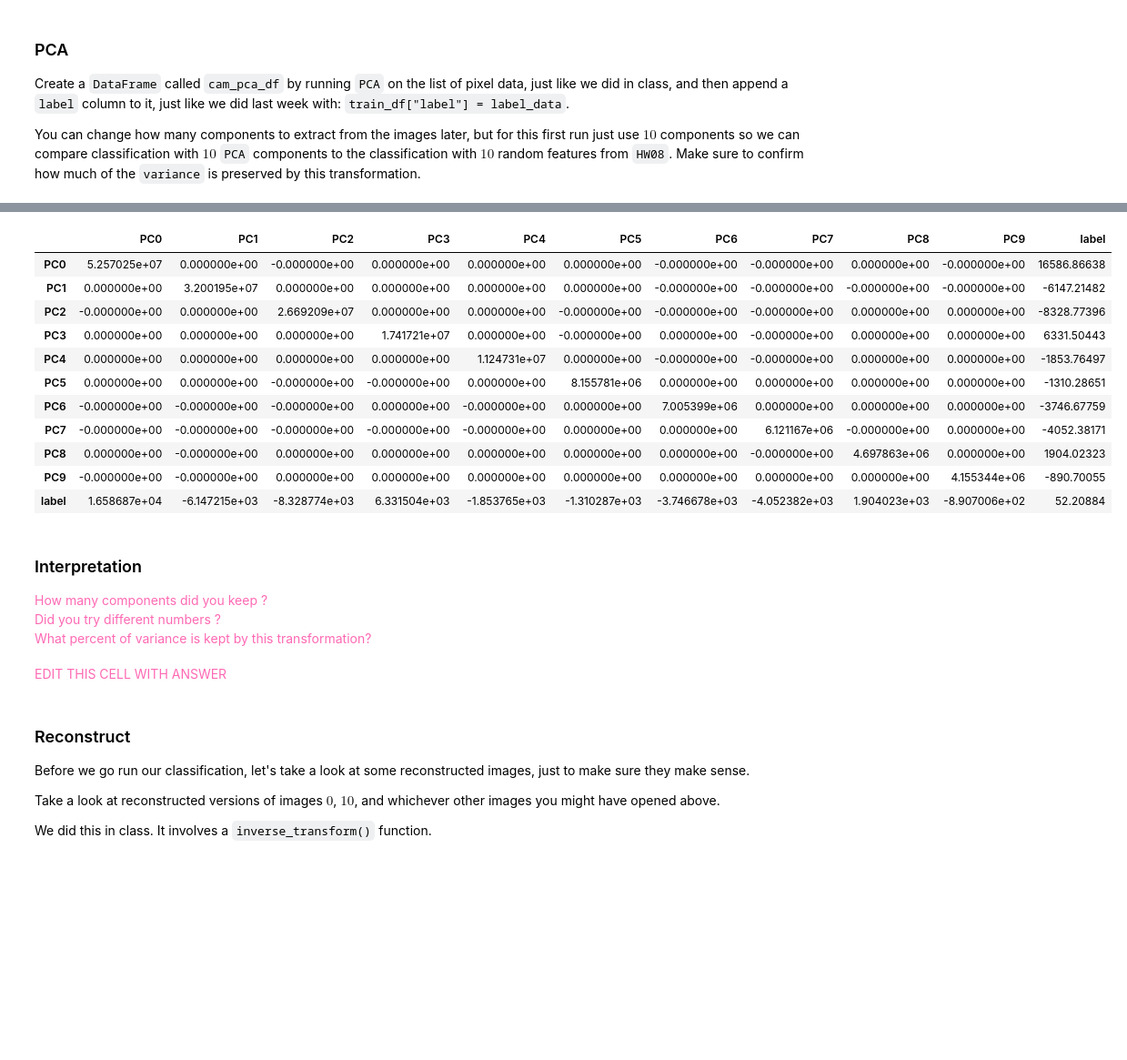
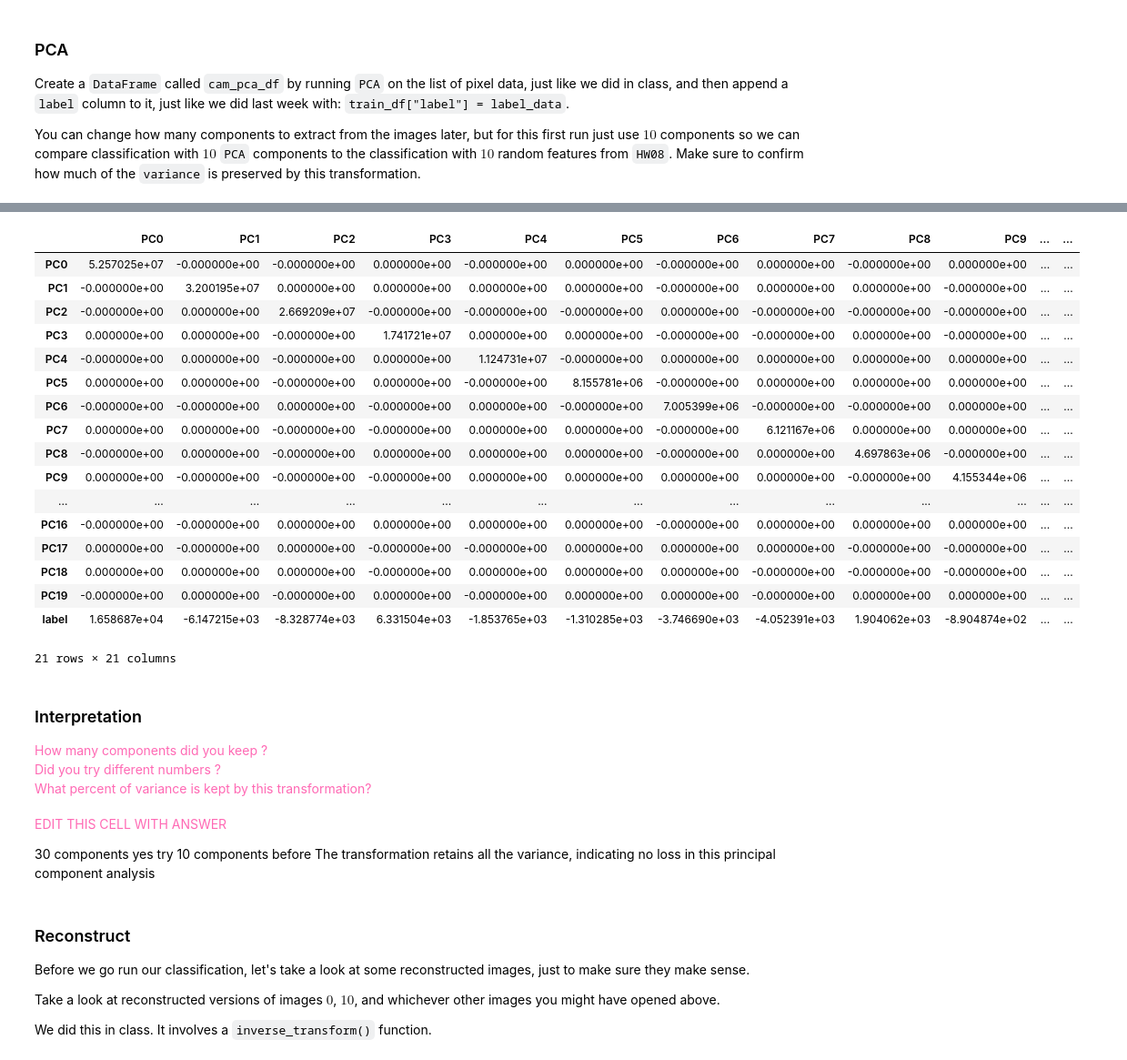
Before and after one commit to yiwang24idmmachinelearning/HW09, a Jupyter notebook: HW09.ipynb, the cells around one changed output, grey strips where cells are left out. Shown at 91% size. Drawn from its saved outputs; the diff is of its cells as text; code cells hidden in the pictures; blank space fills up the shorter version.

```diff
--- a/HW09.ipynb
+++ b/HW09.ipynb
@@ -346,7 +346,7 @@ You can change how many components to extract from the images later, but for thi
 # %%
 # # TODO: run PCA, get DataFrame
 # pixel_data_scaled = StandardScaler().fit_transform(pixel_data)
-pca = PCA(n_components=10)
+pca = PCA(n_components=20)
 principal_components = pca.fit_transform(pixel_data)
 # df_pca = pd.DataFrame(principal_components, columns=['PC0', 'PC1'])
 
@@ -380,15 +380,21 @@ Explained Variance Ratio: 0.7852542511061541
-|  | PC0 | PC1 | PC2 | PC3 | PC4 | PC5 | PC6 | PC7 | PC8 | PC9 | label |
-| PC0 | 5.257025e+07 | 0.000000e+00 | -0.000000e+00 | 0.000000e+00 | 0.000000e+00 | 0.000000e+00 | -0.000000e+00 | -0.000000e+00 | 0.000000e+00 | -0.000000e+00 | 16586.86638 |
-| PC1 | 0.000000e+00 | 3.200195e+07 | 0.000000e+00 | 0.000000e+00 | 0.000000e+00 | 0.000000e+00 | -0.000000e+00 | -0.000000e+00 | -0.000000e+00 | -0.000000e+00 | -6147.21482 |
-| PC2 | -0.000000e+00 | 0.000000e+00 | 2.669209e+07 | 0.000000e+00 | 0.000000e+00 | -0.000000e+00 | -0.000000e+00 | -0.000000e+00 | 0.000000e+00 | 0.000000e+00 | -8328.77396 |
-| PC3 | 0.000000e+00 | 0.000000e+00 | 0.000000e+00 | 1.741721e+07 | 0.000000e+00 | -0.000000e+00 | 0.000000e+00 | -0.000000e+00 | 0.000000e+00 | 0.000000e+00 | 6331.50443 |
-| PC4 | 0.000000e+00 | 0.000000e+00 | 0.000000e+00 | 0.000000e+00 | 1.124731e+07 | 0.000000e+00 | -0.000000e+00 | -0.000000e+00 | 0.000000e+00 | 0.000000e+00 | -1853.76497 |
-| PC5 | 0.000000e+00 | 0.000000e+00 | -0.000000e+00 | -0.000000e+00 | 0.000000e+00 | 8.155781e+06 | 0.000000e+00 | 0.000000e+00 | 0.000000e+00 | 0.000000e+00 | -1310.28651 |
-| PC6 | -0.000000e+00 | -0.000000e+00 | -0.000000e+00 | 0.000000e+00 | -0.000000e+00 | 0.000000e+00 | 7.005399e+06 | 0.000000e+00 | 0.000000e+00 | 0.000000e+00 | -3746.67759 |
-| PC7 | -0.000000e+00 | -0.000000e+00 | -0.000000e+00 | -0.000000e+00 | -0.000000e+00 | 0.000000e+00 | 0.000000e+00 | 6.121167e+06 | -0.000000e+00 | 0.000000e+00 | -4052.38171 |
-| PC8 | 0.000000e+00 | -0.000000e+00 | 0.000000e+00 | 0.000000e+00 | 0.000000e+00 | 0.000000e+00 | 0.000000e+00 | -0.000000e+00 | 4.697863e+06 | 0.000000e+00 | 1904.02323 |
-| PC9 | -0.000000e+00 | -0.000000e+00 | 0.000000e+00 | 0.000000e+00 | 0.000000e+00 | 0.000000e+00 | 0.000000e+00 | 0.000000e+00 | 0.000000e+00 | 4.155344e+06 | -890.70055 |
-| label | 1.658687e+04 | -6.147215e+03 | -8.328774e+03 | 6.331504e+03 | -1.853765e+03 | -1.310287e+03 | -3.746678e+03 | -4.052382e+03 | 1.904023e+03 | -8.907006e+02 | 52.20884 |
+|  | PC0 | PC1 | PC2 | PC3 | PC4 | PC5 | PC6 | PC7 | PC8 | PC9 | ... | ... |
+| PC0 | 5.257025e+07 | -0.000000e+00 | -0.000000e+00 | 0.000000e+00 | -0.000000e+00 | 0.000000e+00 | -0.000000e+00 | 0.000000e+00 | -0.000000e+00 | 0.000000e+00 | ... | ... |
+| PC1 | -0.000000e+00 | 3.200195e+07 | 0.000000e+00 | 0.000000e+00 | 0.000000e+00 | 0.000000e+00 | -0.000000e+00 | 0.000000e+00 | 0.000000e+00 | -0.000000e+00 | ... | ... |
+| PC2 | -0.000000e+00 | 0.000000e+00 | 2.669209e+07 | -0.000000e+00 | -0.000000e+00 | -0.000000e+00 | 0.000000e+00 | -0.000000e+00 | -0.000000e+00 | -0.000000e+00 | ... | ... |
+| PC3 | 0.000000e+00 | 0.000000e+00 | -0.000000e+00 | 1.741721e+07 | 0.000000e+00 | 0.000000e+00 | -0.000000e+00 | -0.000000e+00 | 0.000000e+00 | -0.000000e+00 | ... | ... |
+| PC4 | -0.000000e+00 | 0.000000e+00 | -0.000000e+00 | 0.000000e+00 | 1.124731e+07 | -0.000000e+00 | 0.000000e+00 | 0.000000e+00 | 0.000000e+00 | 0.000000e+00 | ... | ... |
+| PC5 | 0.000000e+00 | 0.000000e+00 | -0.000000e+00 | 0.000000e+00 | -0.000000e+00 | 8.155781e+06 | -0.000000e+00 | 0.000000e+00 | 0.000000e+00 | 0.000000e+00 | ... | ... |
+| PC6 | -0.000000e+00 | -0.000000e+00 | 0.000000e+00 | -0.000000e+00 | 0.000000e+00 | -0.000000e+00 | 7.005399e+06 | -0.000000e+00 | -0.000000e+00 | 0.000000e+00 | ... | ... |
+| PC7 | 0.000000e+00 | 0.000000e+00 | -0.000000e+00 | -0.000000e+00 | 0.000000e+00 | 0.000000e+00 | -0.000000e+00 | 6.121167e+06 | 0.000000e+00 | 0.000000e+00 | ... | ... |
+| PC8 | -0.000000e+00 | 0.000000e+00 | -0.000000e+00 | 0.000000e+00 | 0.000000e+00 | 0.000000e+00 | -0.000000e+00 | 0.000000e+00 | 4.697863e+06 | -0.000000e+00 | ... | ... |
+| PC9 | 0.000000e+00 | -0.000000e+00 | -0.000000e+00 | -0.000000e+00 | 0.000000e+00 | 0.000000e+00 | 0.000000e+00 | 0.000000e+00 | -0.000000e+00 | 4.155344e+06 | ... | ... |
+| ... | ... | ... | ... | ... | ... | ... | ... | ... | ... | ... | ... | ... |
+| PC16 | -0.000000e+00 | -0.000000e+00 | 0.000000e+00 | 0.000000e+00 | 0.000000e+00 | 0.000000e+00 | -0.000000e+00 | 0.000000e+00 | 0.000000e+00 | 0.000000e+00 | ... | ... |
+| PC17 | 0.000000e+00 | -0.000000e+00 | 0.000000e+00 | -0.000000e+00 | -0.000000e+00 | 0.000000e+00 | 0.000000e+00 | 0.000000e+00 | -0.000000e+00 | -0.000000e+00 | ... | ... |
+| PC18 | 0.000000e+00 | 0.000000e+00 | 0.000000e+00 | -0.000000e+00 | 0.000000e+00 | 0.000000e+00 | 0.000000e+00 | -0.000000e+00 | -0.000000e+00 | -0.000000e+00 | ... | ... |
+| PC19 | -0.000000e+00 | 0.000000e+00 | -0.000000e+00 | 0.000000e+00 | -0.000000e+00 | 0.000000e+00 | 0.000000e+00 | -0.000000e+00 | 0.000000e+00 | 0.000000e+00 | ... | ... |
+| label | 1.658687e+04 | -6.147215e+03 | -8.328774e+03 | 6.331504e+03 | -1.853765e+03 | -1.310285e+03 | -3.746690e+03 | -4.052391e+03 | 1.904062e+03 | -8.904874e+02 | ... | ... |
+21 rows × 21 columns
 # %% [markdown]
 ### Interpretation
 
@@ -399,6 +405,10 @@ What percent of variance is kept by this transformation?
 </span>
 # %% [markdown]
 <span style="color:hotpink;">EDIT THIS CELL WITH ANSWER</span>
+
+30 components
+yes try 10 components before
+The transformation retains all the variance, indicating no loss in this principal component analysis
 # %% [markdown]
 ### Reconstruct
 
```
Also changed, not shown: parts of 13 cells of this notebook.
